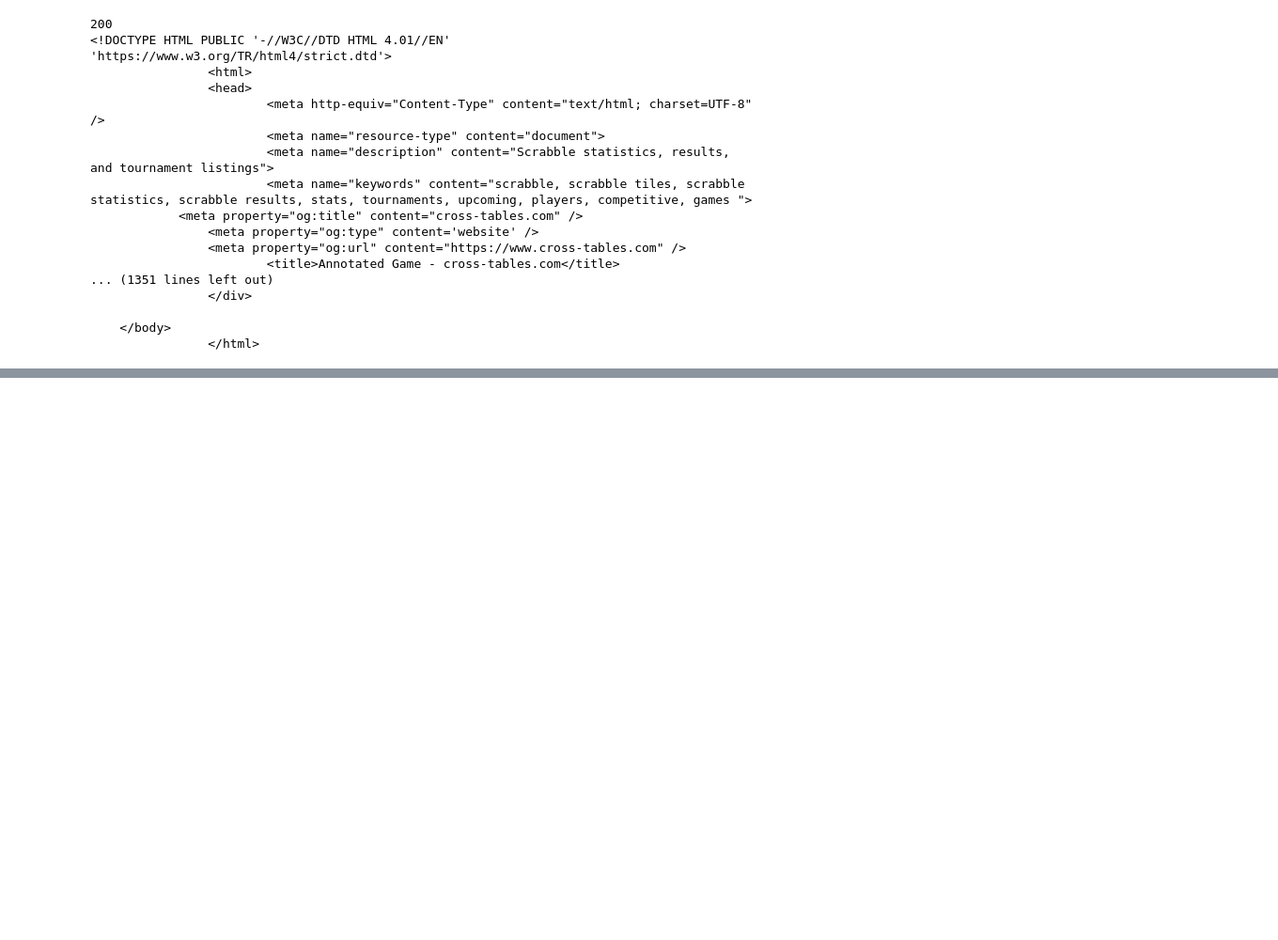
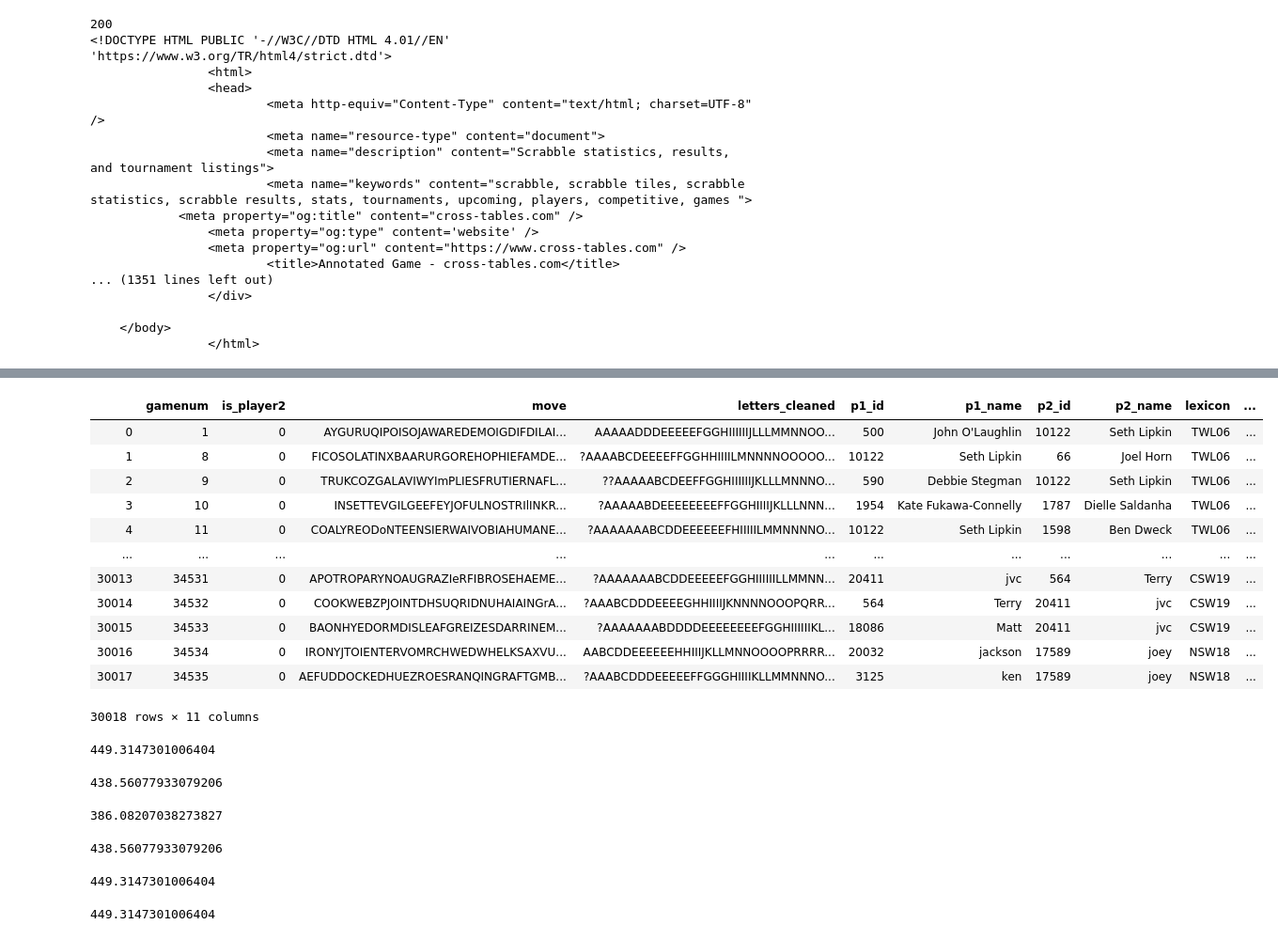
Before and after one commit to pkgalea/ScrabbleTileAnalyzer, a Jupyter notebook: Scrabble.ipynb, the cells around one changed output, grey strips where cells are left out. Shown at 94% size. Drawn from its saved outputs; the diff is of its cells as text; code cells hidden in the pictures; blank space fills up the shorter version.

```diff
--- a/Scrabble.ipynb
+++ b/Scrabble.ipynb
@@ -307,0 +402,16 @@ for g in fgames_collection.find():
+# %%
+p1_scores
+# %% [output]
+|  | gamenum | is_player2 | move | letters_cleaned | p1_id | p1_name | p2_id | p2_name | lexicon | ... |
+| 0 | 1 | 0 | AYGURUQIPOISOJAWAREDEMOIGDIFDILAI... | AAAAADDDEEEEEFGGHIIIIIIJLLLMMNNOO... | 500 | John O'Laughlin | 10122 | Seth Lipkin | TWL06 | ... |
+| 1 | 8 | 0 | FICOSOLATINXBAARURGOREHOPHIEFAMDE... | ?AAAABCDEEEEFFGGHHIIIILMNNNNOOOOO... | 10122 | Seth Lipkin | 66 | Joel Horn | TWL06 | ... |
+| 2 | 9 | 0 | TRUKCOZGALAVIWYImPLIESFRUTIERNAFL... | ??AAAAABCDEEFFGGHIIIIIIJKLLLMNNNO... | 590 | Debbie Stegman | 10122 | Seth Lipkin | TWL06 | ... |
+| 3 | 10 | 0 | INSETTEVGILGEEFEYJOFULNOSTRIlINKR... | ?AAAAABDEEEEEEEEFFGGHIIIIJKLLLNNN... | 1954 | Kate Fukawa-Connelly | 1787 | Dielle Saldanha | TWL06 | ... |
+| 4 | 11 | 0 | COALYREODoNTEENSIERWAIVOBIAHUMANE... | ?AAAAAAABCDDEEEEEEFHIIIIILMMNNNNO... | 10122 | Seth Lipkin | 1598 | Ben Dweck | TWL06 | ... |
+| ... | ... | ... | ... | ... | ... | ... | ... | ... | ... | ... |
+| 30013 | 34531 | 0 | APOTROPARYNOAUGRAZIeRFIBROSEHAEME... | ?AAAAAAABCDDEEEEEFGGHIIIIIILLMMNN... | 20411 | jvc | 564 | Terry | CSW19 | ... |
+| 30014 | 34532 | 0 | COOKWEBZPJOINTDHSUQRIDNUHAIAINGrA... | ?AAABCDDDEEEEGHHIIIIJKNNNNOOOPQRR... | 564 | Terry | 20411 | jvc | CSW19 | ... |
+| 30015 | 34533 | 0 | BAONHYEDORMDISLEAFGREIZESDARRINEM... | ?AAAAAAABDDDDEEEEEEEEFGGHIIIIIIKL... | 18086 | Matt | 20411 | jvc | CSW19 | ... |
+| 30016 | 34534 | 0 | IRONYJTOIENTERVOMRCHWEDWHELKSAXVU... | AABCDDEEEEEEHHIIIJKLLMNNOOOOPRRRR... | 20032 | jackson | 17589 | joey | NSW18 | ... |
+| 30017 | 34535 | 0 | AEFUDDOCKEDHUEZROESRANQINGRAFTGMB... | ?AAABCDDDEEEEEFFGGGHIIIIKLLMMNNNO... | 3125 | ken | 17589 | joey | NSW18 | ... |
+30018 rows × 11 columns
@@ -307,0 +420,24 @@ for g in fgames_collection.find():
+# %%
+np.mean(p1_scores[p1_scores.letters_cleaned.apply(lambda x: x.startswith("??"))]["p1_final_score"])
+# %% [output]
+449.3147301006404
+# %%
+np.mean(p2_scores[p2_scores.letters_cleaned.apply(lambda x: x.startswith("??"))]["p2_final_score"])
+# %% [output]
+438.56077933079206
+# %%
+np.mean(p1_scores[p1_scores.letters_cleaned.apply(lambda x:"?" not in x)]["p1_final_score"])
+# %% [output]
+386.08207038273827
+# %%
+np.mean(p2_scores[p2_scores.letters_cleaned.apply(lambda x:"??" in x)]["p2_final_score"])
+# %% [output]
+438.56077933079206
+# %%
+np.mean(p1_scores[p1_scores.letters_cleaned.apply(lambda x:"??"  in x)]["p1_final_score"])
+# %% [output]
+449.3147301006404
+# %%
+np.mean(p1_scores[p1_scores.letters_cleaned.apply(lambda x:"??" not in x)]["p1_final_score"])
+# %% [output]
+449.3147301006404
```
Also changed, not shown: parts of 23 cells of this notebook, 2 other files.
